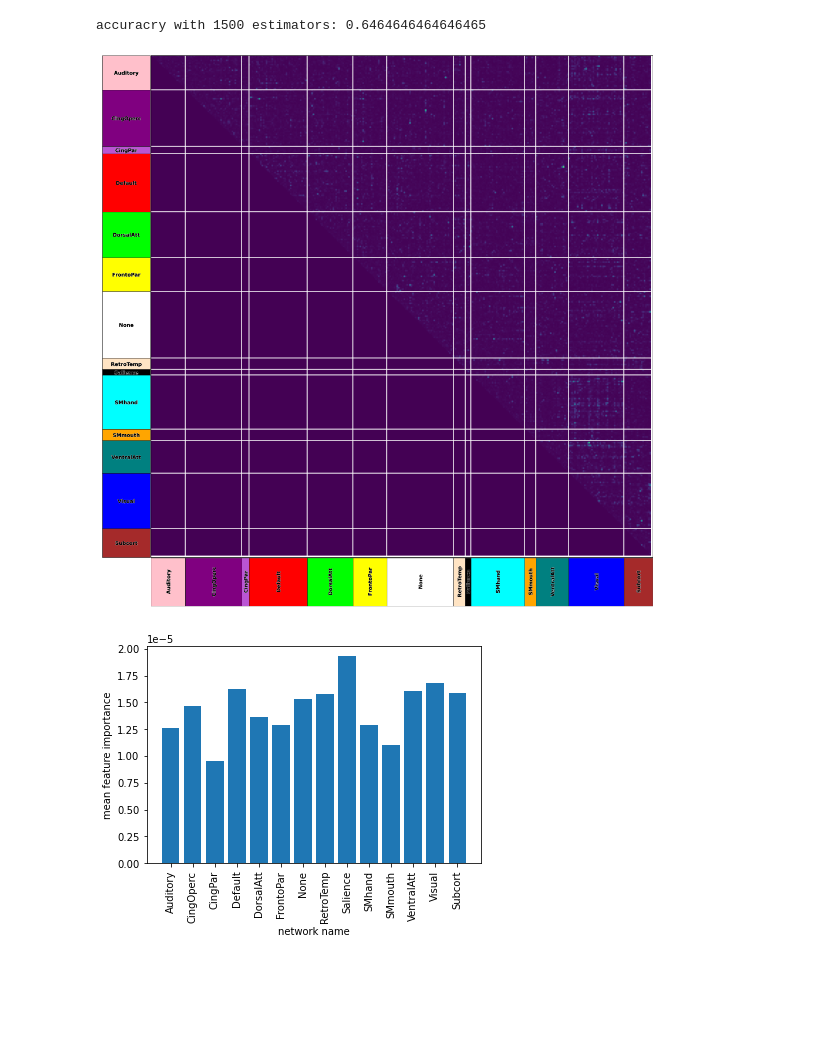
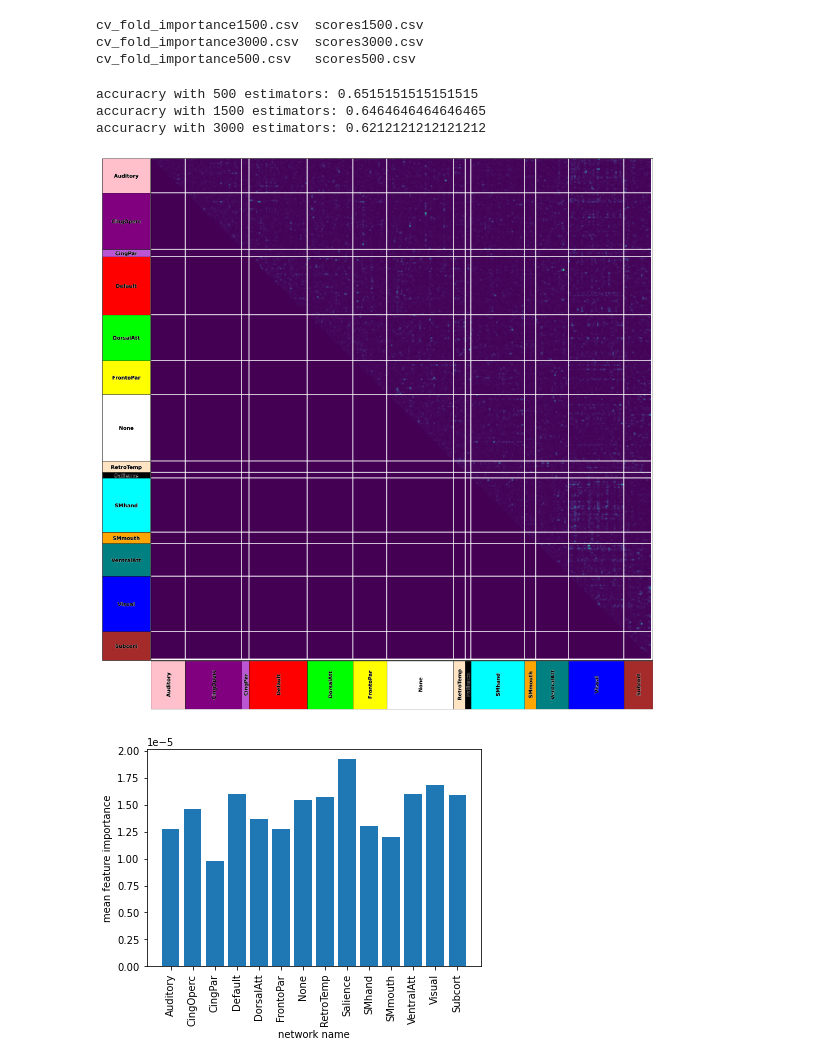
Before and after one commit to MattFeig/pfifc, a Jupyter notebook: notebooks/LOOCV_analysis.ipynb, the cells around one changed output. Cells and saved outputs as stored; diff of their text form; code cells hidden in the pictures; blank space fills up the shorter version.

```diff
--- a/notebooks/LOOCV_analysis.ipynb
+++ b/notebooks/LOOCV_analysis.ipynb
@@ -12,35 +12,50 @@ from lib import make_corrfig, linearize, get_flat_inds_for_net, triangularizewei
 from data_loader import data_loader
 import warnings
 warnings.simplefilter('ignore')
+# %%
+ls ../results/loocv_results/
+# %% [output]
+cv_fold_importance1500.csv  scores1500.csv
+cv_fold_importance3000.csv  scores3000.csv
+cv_fold_importance500.csv   scores500.csv
+# %%
+scores500 = np.loadtxt('../results/loocv_results/scores500.csv', delimiter=',')
+scores1500 = np.loadtxt('../results/loocv_results/scores1500.csv', delimiter=',')
+scores3000 = np.loadtxt('../results/loocv_results/scores3000.csv', delimiter=',')
+
+cv_fold_importance500 = np.loadtxt('../results/loocv_results/cv_fold_importance500.csv', delimiter=',')
+cv_fold_importance1500 = np.loadtxt('../results/loocv_results/cv_fold_importance1500.csv', delimiter=',')
+cv_fold_importance3000 = np.loadtxt('../results/loocv_results/cv_fold_importance3000.csv', delimiter=',')
 # %%
-cv_fold_importance1500 = np.loadtxt('data/loocv_results/cv_fold_importance1500.csv', delimiter=',')
-scores1500 = np.loadtxt('data/loocv_results/scores1500.csv', delimiter=',')
-
+print(f'accuracry with 500 estimators: {np.mean(scores500)}')
 print(f'accuracry with 1500 estimators: {np.mean(scores1500)}')
+print(f'accuracry with 3000 estimators: {np.mean(scores3000)}')
 
 # Visualize feature importance values overlayed ontop of features / functional connectivity matrix
-make_corrfig(triangularizeweights(cv_fold_importance1500.mean(0)), weights=True)
+make_corrfig(triangularizeweights(cv_fold_importance500.mean(0)), weights=True)
 plt.show()
 # %% [output]
+accuracry with 500 estimators: 0.6515151515151515
 accuracry with 1500 estimators: 0.6464646464646465
+accuracry with 3000 estimators: 0.6212121212121212
 [figure]
-# %%
-#calculate mean feature importance over different LOOCV folds
-mean_feature_importance = cv_fold_importance1500.mean(0)
-
-netlist = ['Auditory','CingOperc','CingPar','Default','DorsalAtt','FrontoPar','None', 'RetroTemp','Salience','SMhand','SMmouth','VentralAtt','Visual','Subcort']
-
-#average features belonging to specific apriori defined funcitonal networks
-mean_importance = []
-net_size = []
-for net in netlist:
-    mean_importance.append(np.mean(mean_feature_importance[get_flat_inds_for_net(net, within=True)]))
-    net_size.append(len(get_flat_inds_for_net(net, within=True)))
-
-plt.bar(range(len(netlist)), mean_importance, align='center')
-plt.xticks(range(len(netlist)), netlist, rotation=90)
-plt.ylabel("mean feature importance")
-plt.xlabel('network name')
-plt.show()
-# %% [output]
-[figure, removed]
+# %%
+#calculate mean feature importance over different LOOCV folds
+mean_feature_importance = cv_fold_importance500.mean(0)
+
+netlist = ['Auditory','CingOperc','CingPar','Default','DorsalAtt','FrontoPar','None', 'RetroTemp','Salience','SMhand','SMmouth','VentralAtt','Visual','Subcort']
+
+#average features belonging to specific apriori defined funcitonal networks
+mean_importance = []
+net_size = []
+for net in netlist:
+    mean_importance.append(np.mean(mean_feature_importance[get_flat_inds_for_net(net, within=True)]))
+    net_size.append(len(get_flat_inds_for_net(net, within=True)))
+
+plt.bar(range(len(netlist)), mean_importance, align='center')
+plt.xticks(range(len(netlist)), netlist, rotation=90)
+plt.ylabel("mean feature importance")
+plt.xlabel('network name')
+plt.show()
+# %% [output]
+[figure, added]
```
Also changed, not shown: parts of 1 cell of this notebook, 1 other file.
